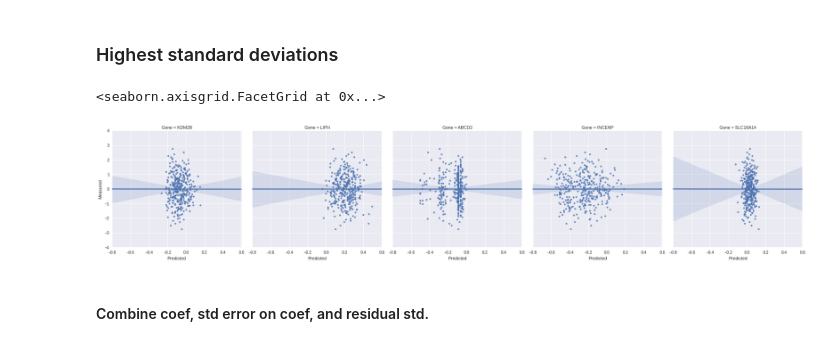
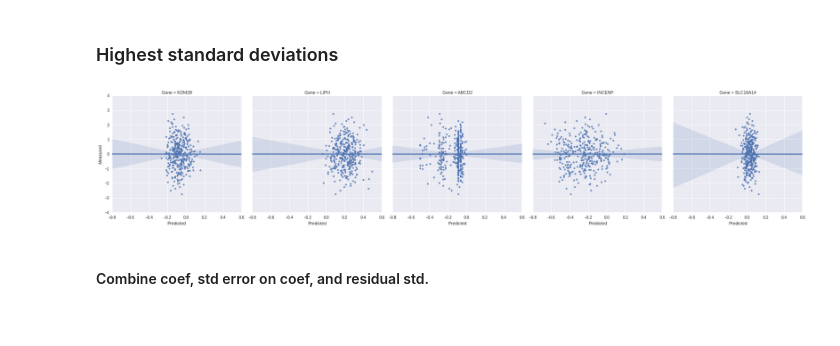
Before and after one commit to Schork-Lab/mediator-was, a Jupyter notebook: jupyter/predixcan/gtex_variance.ipynb, the cells around one changed output. Drawn from its saved outputs; the diff is of its cells as text; code cells hidden in the pictures.

```diff
--- a/jupyter/predixcan/gtex_variance.ipynb
+++ b/jupyter/predixcan/gtex_variance.ipynb
@@ -235,16 +230,9 @@ sns.lmplot('Predicted', 'Measured', col='Gene', data=combined_gene_df)
 # %% [markdown]
 ### Highest standard deviations
-# %%
-combined_gene_df = []
-for gene in std_errors.tail().index:
-    gene_df = combined.ix[gene].T
-    gene_df['Gene'] = gene
-    combined_gene_df.append(gene_df)
-combined_gene_df = pd.concat(combined_gene_df)
-sns.lmplot('Predicted', 'Measured', col='Gene', data=combined_gene_df)
-# %% [output]
-<seaborn.axisgrid.FacetGrid at 0x...>
-[figure, removed]
+# %%
+multi_gene_plot(std_errors.head().index)
+# %% [output]
+[figure, added]
 # %% [markdown]
 #### Combine coef, std error on coef, and residual std.
 # %%
```
Also changed, not shown: parts of 14 cells of this notebook.
